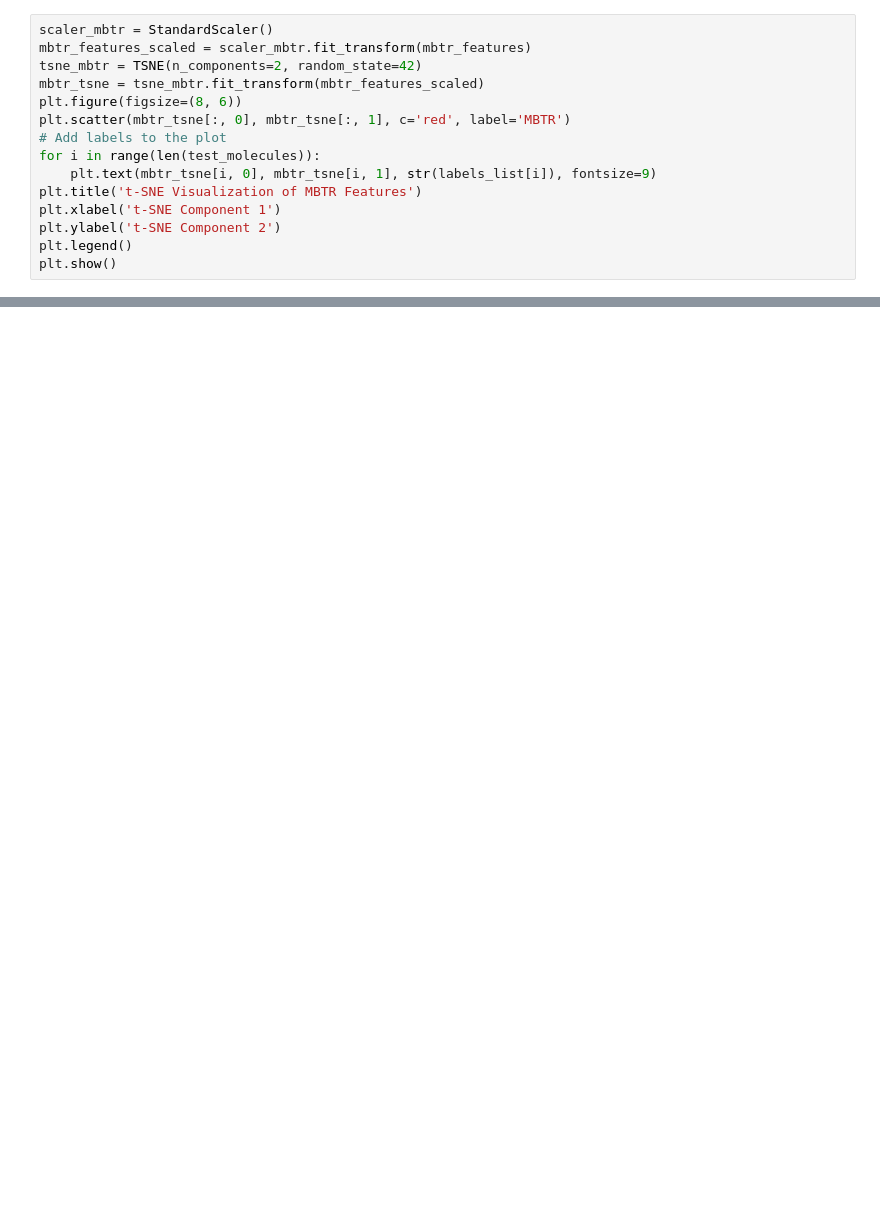
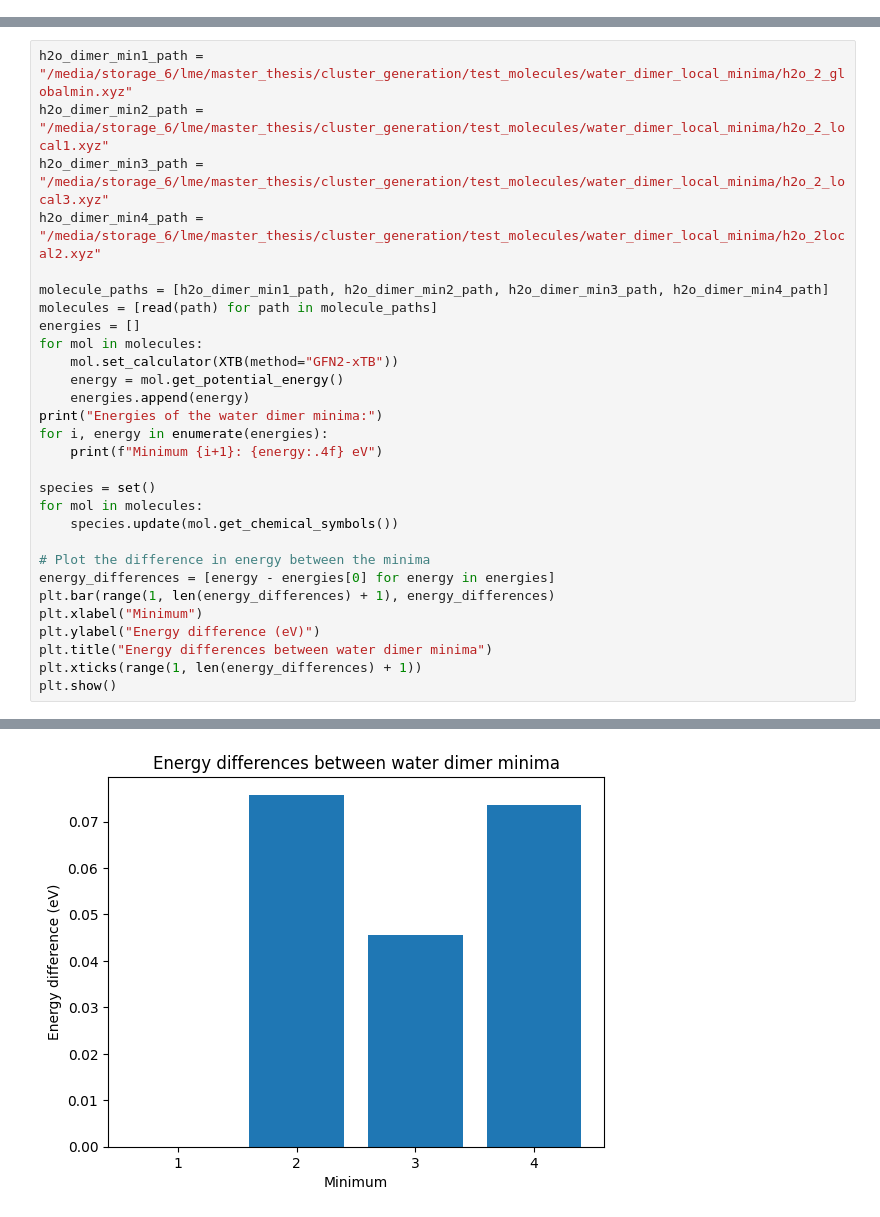
Before and after one commit to LukasMeinschad/cluster_generation, a Jupyter notebook: notebooks/feature_dscribe.ipynb, the cells around one changed output, grey strips where cells are left out. Saved outputs shown, nothing was run; the diff lists cells and outputs as text; blank space fills up the shorter version.

```diff
--- a/notebooks/feature_dscribe.ipynb
+++ b/notebooks/feature_dscribe.ipynb
@@ -126,15 +0,0 @@ plt.show()
-# %%
-scaler_mbtr = StandardScaler()
-mbtr_features_scaled = scaler_mbtr.fit_transform(mbtr_features)
-tsne_mbtr = TSNE(n_components=2, random_state=42)
-mbtr_tsne = tsne_mbtr.fit_transform(mbtr_features_scaled)
-plt.figure(figsize=(8, 6))
-plt.scatter(mbtr_tsne[:, 0], mbtr_tsne[:, 1], c='red', label='MBTR')
-# Add labels to the plot
-for i in range(len(test_molecules)):
-    plt.text(mbtr_tsne[i, 0], mbtr_tsne[i, 1], str(labels_list[i]), fontsize=9)
-plt.title('t-SNE Visualization of MBTR Features')
-plt.xlabel('t-SNE Component 1')
-plt.ylabel('t-SNE Component 2')
-plt.legend()
-plt.show()
@@ -167,0 +12,30 @@ plt.show()
+# %%
+h2o_dimer_min1_path = "/media/storage_6/lme/master_thesis/cluster_generation/test_molecules/water_dimer_local_minima/h2o_2_globalmin.xyz"
+h2o_dimer_min2_path = "/media/storage_6/lme/master_thesis/cluster_generation/test_molecules/water_dimer_local_minima/h2o_2_local1.xyz"
+h2o_dimer_min3_path = "/media/storage_6/lme/master_thesis/cluster_generation/test_molecules/water_dimer_local_minima/h2o_2_local3.xyz"
+h2o_dimer_min4_path = "/media/storage_6/lme/master_thesis/cluster_generation/test_molecules/water_dimer_local_minima/h2o_2local2.xyz"
+
+molecule_paths = [h2o_dimer_min1_path, h2o_dimer_min2_path, h2o_dimer_min3_path, h2o_dimer_min4_path]
+molecules = [read(path) for path in molecule_paths]
+energies = []
+for mol in molecules:
+    mol.set_calculator(XTB(method="GFN2-xTB"))
+    energy = mol.get_potential_energy()
+    energies.append(energy)
+print("Energies of the water dimer minima:")
+for i, energy in enumerate(energies):
+    print(f"Minimum {i+1}: {energy:.4f} eV")
+
+species = set()
+for mol in molecules:
+    species.update(mol.get_chemical_symbols())
+
+# Plot the difference in energy between the minima
+energy_differences = [energy - energies[0] for energy in energies]
+plt.bar(range(1, len(energy_differences) + 1), energy_differences)
+plt.xlabel("Minimum")
+plt.ylabel("Energy difference (eV)")
+plt.title("Energy differences between water dimer minima")
+plt.xticks(range(1, len(energy_differences) + 1))
+plt.show()
+# %% [output]
@@ -167,0 +47 @@ plt.show()
+[figure, added]
```
Also changed, not shown: parts of 25 cells of this notebook, 20 other files.
